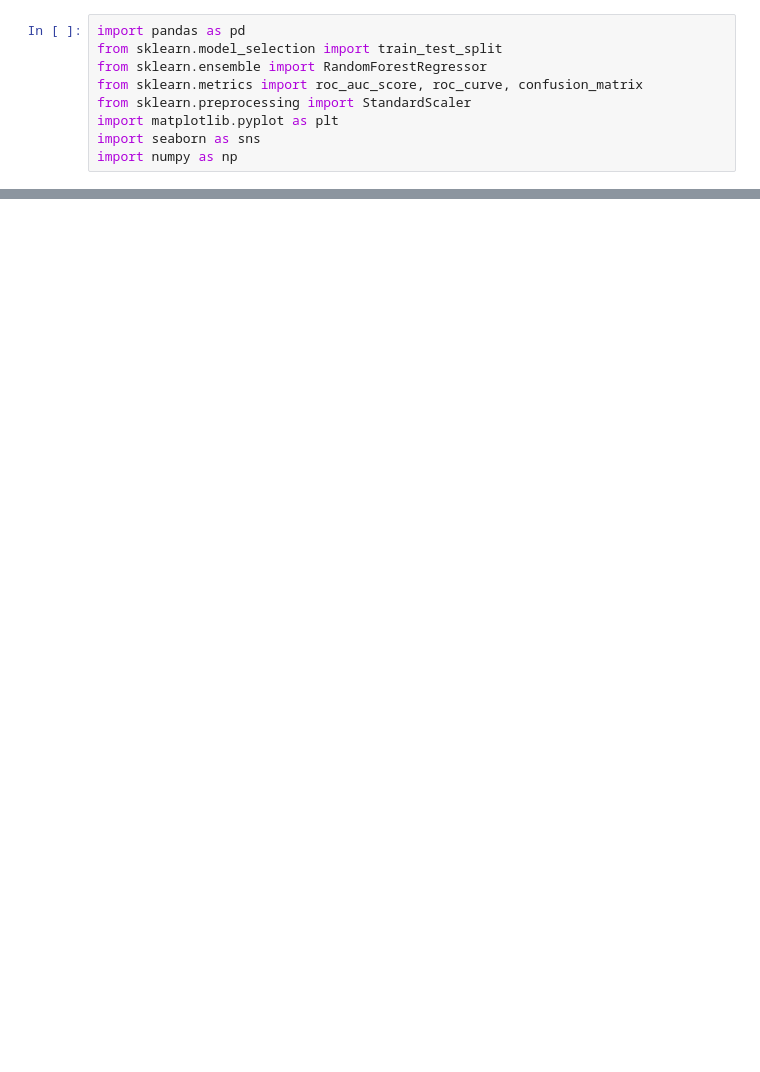
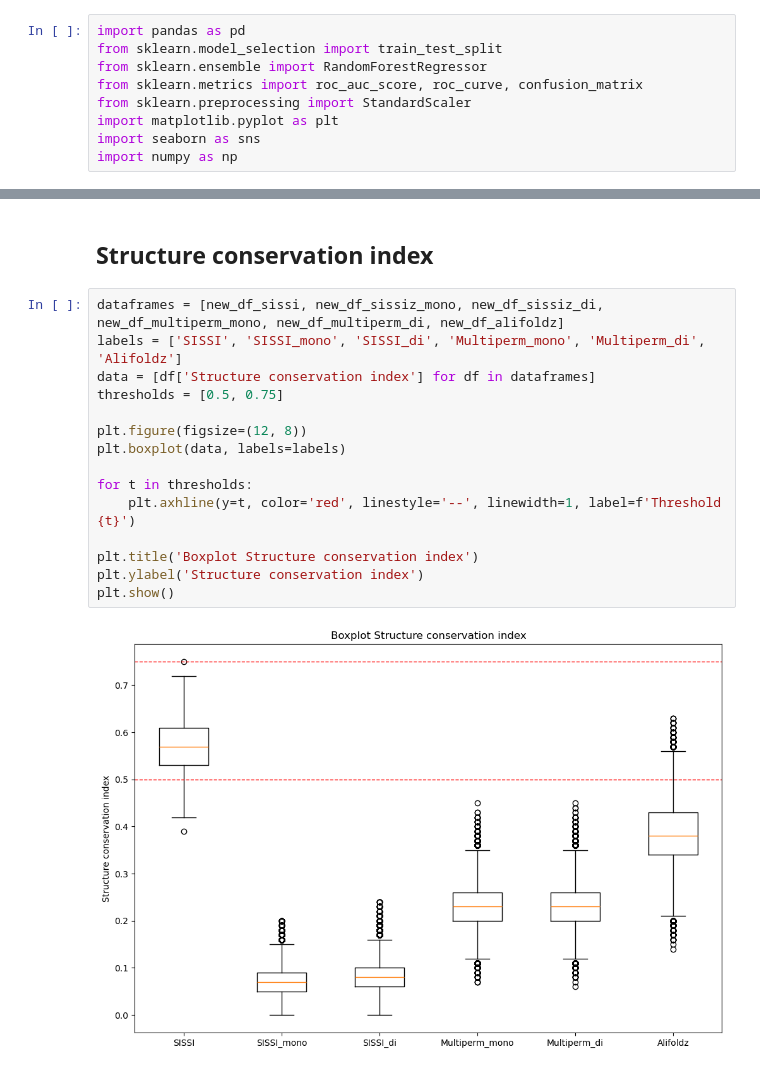
Before and after one commit to Faragas91/Masterarbeit, a Jupyter notebook: Scripts/RNAz_analyze.ipynb, the cells around one changed output, grey strips where cells are left out. Saved outputs shown, nothing was run; the diff lists cells and outputs as text; blank space fills up the shorter version.

```diff
--- a/Scripts/RNAz_analyze.ipynb
+++ b/Scripts/RNAz_analyze.ipynb
@@ -117,0 +253,19 @@ plt.show()
+# %% [markdown]
+## Structure conservation index
+# %%
+dataframes = [new_df_sissi, new_df_sissiz_mono, new_df_sissiz_di, new_df_multiperm_mono, new_df_multiperm_di, new_df_alifoldz]
+labels = ['SISSI', 'SISSI_mono', 'SISSI_di', 'Multiperm_mono', 'Multiperm_di', 'Alifoldz']
+data = [df['Structure conservation index'] for df in dataframes]
+thresholds = [0.5, 0.75]
+
+plt.figure(figsize=(12, 8))
+plt.boxplot(data, labels=labels)
+
+for t in thresholds:
+    plt.axhline(y=t, color='red', linestyle='--', linewidth=1, label=f'Threshold {t}')
+
+plt.title('Boxplot Structure conservation index')
+plt.ylabel('Structure conservation index')
+plt.show()
+# %% [output]
+[figure, added]
```
Also changed, not shown: parts of 30 cells of this notebook, 20 other files.
